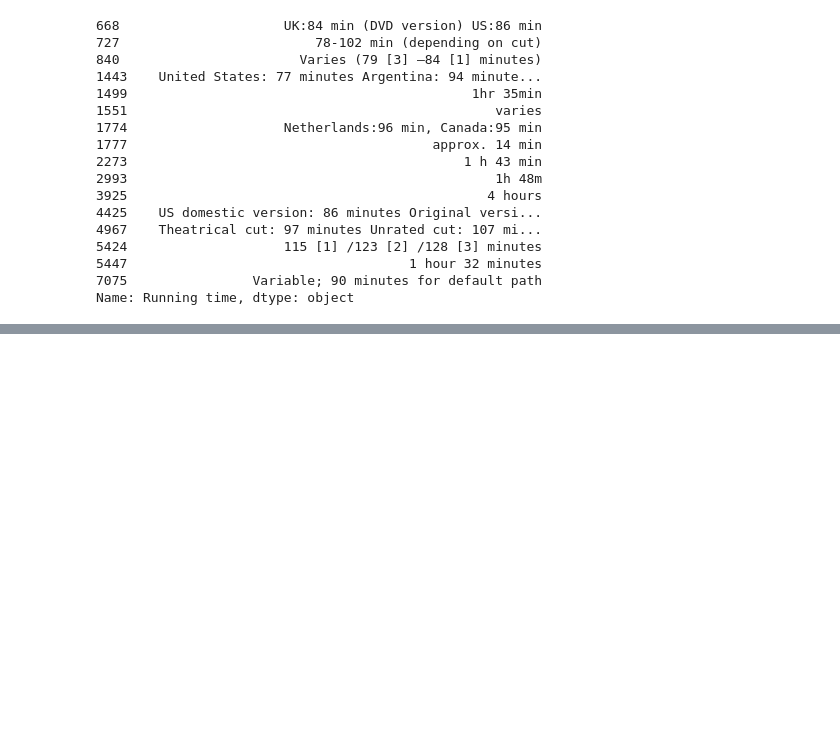
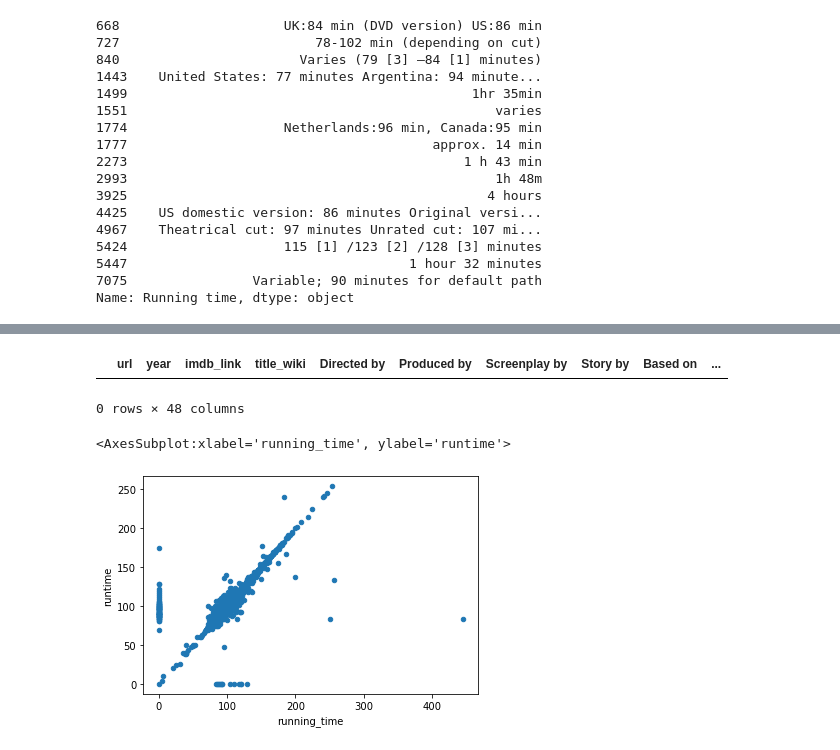
Before and after one commit to JANASIA42/Movies-ETL, a Jupyter notebook: Wiki_Movies.ipynb, the cells around one changed output, grey strips where cells are left out. Cells and saved outputs as stored; diff of their text form; code cells hidden in the pictures; blank space fills up the shorter version.

```diff
--- a/Wiki_Movies.ipynb
+++ b/Wiki_Movies.ipynb
@@ -621,0 +682,13 @@ wiki_movies_df.drop('Running time', axis=1, inplace=True)
+# %%
+# The above code creates the Boolean column we want. We just need to assign it back to video:
+kaggle_metadata['video'] = kaggle_metadata['video'] == 'True'
+# %%
+# For the numeric columns, use the to_numeric() method from Pandas. make sure the errors= argument
+# is set to 'raise', to know if there's any data that can't be converted to numbers.
+
+kaggle_metadata['budget'] = kaggle_metadata['budget'].astype(int)
+kaggle_metadata['id'] = pd.to_numeric(kaggle_metadata['id'], errors='raise')
+kaggle_metadata['popularity'] = pd.to_numeric(kaggle_metadata['popularity'], errors='raise')
+# %%
+# convert release_date to datetime.
+kaggle_metadata['release_date'] = pd.to_datetime(kaggle_metadata['release_date'])
@@ -621,0 +748,5 @@ wiki_movies_df.drop('Running time', axis=1, inplace=True)
+# %%
+# Print out a list of the columns to identify which ones are redundant. Use the suffixes parameter to
+# easily identify which table each column came from.
+
+movies_df = pd.merge(wiki_movies_df, kaggle_metadata, on='imdb_id', suffixes=['_wiki','_kaggle'])
@@ -621,0 +798,6 @@ wiki_movies_df.drop('Running time', axis=1, inplace=True)
+# %%
+# Since kaggle data appears more consistent, confirm there are no missing titles in the Kaggle data.
+movies_df[(movies_df['title_kaggle'] == '') | (movies_df['title_kaggle'].isnull())]
+# %% [output]
+|  | url | year | imdb_link | title_wiki | Directed by | Produced by | Screenplay by | Story by | Based on | ... |
+0 rows × 48 columns
@@ -621,0 +806,6 @@ wiki_movies_df.drop('Running time', axis=1, inplace=True)
+# %%
+# Look at run times.  Fill in missing values with zero and make scatter plot
+movies_df.fillna(0).plot(x='running_time', y='runtime', kind='scatter')
+# %% [output]
+<AxesSubplot:xlabel='running_time', ylabel='runtime'>
+[figure, added]
```
Also changed, not shown: parts of 34 cells of this notebook, 1 other file.
